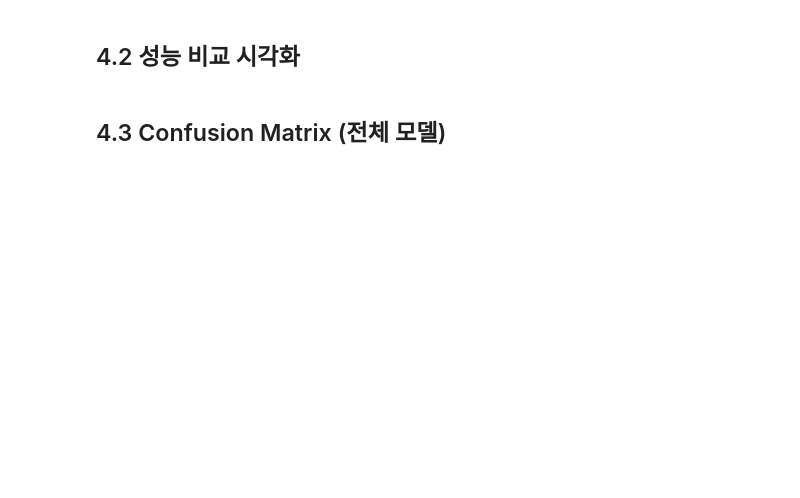
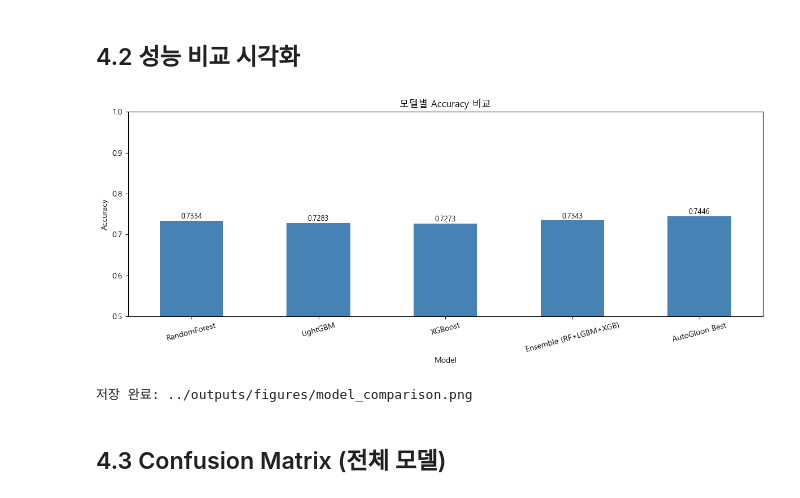
Before and after one commit to aialice-518/smoking-status-prediction, a Jupyter notebook: notebooks/04_Evaluation.ipynb, the cells around one changed output. Saved outputs shown, nothing was run; the diff lists cells and outputs as text; code cells hidden in the pictures; blank space fills up the shorter version.

```diff
--- a/notebooks/04_Evaluation.ipynb
+++ b/notebooks/04_Evaluation.ipynb
@@ -105,0 +89,5 @@ print(f"AutoGluon Best: Acc={np.mean(ag_metrics['accuracy']):.4f}, F1={np.mean(a
+# %%
+lb = predictor.leaderboard(train_data, silent=True)
+lb_sorted = lb.sort_values(by='score_val', ascending=False)
+ag_best_name = lb_sorted.iloc[0]['model']
+print(f'AutoGluon Best Model: {ag_best_name}')
@@ -106,9 +96,12 @@ print(f"AutoGluon Best: Acc={np.mean(ag_metrics['accuracy']):.4f}, F1={np.mean(a
 # %%
+# 기존 AutoGluon 항목 제거
+eval_results = [r for r in eval_results if r['Model'] != 'AutoGluon Best']
+
 # Soft Voting Ensemble (RF + LightGBM + XGBoost)
 ens_metrics = {'accuracy': [], 'precision': [], 'recall': [], 'f1': []}
 ens_fold_probas = []
 
-for i, val_idx in enumerate(fold_indices):
+for i in range(len(fold_true)):
     avg_proba = np.mean([fold_probas[n][i] for n in sklearn_models], axis=0)
     pred = (avg_proba >= 0.5).astype(int)
     ens_metrics['accuracy'].append(accuracy_score(fold_true[i], pred))
@@ -126,6 +119,18 @@ eval_results.append({
 })
 print(f"Ensemble: Acc={np.mean(ens_metrics['accuracy']):.4f}, F1={np.mean(ens_metrics['f1']):.4f}")
 
+# AutoGluon OOF score 추가
+ag_val_score = lb_sorted[lb_sorted['model'] == ag_best_name]['score_val'].values[0]
+eval_results.append({
+    'Model':     'AutoGluon Best',
+    'Accuracy':  ag_val_score,
+    'Precision': np.nan,
+    'Recall':    np.nan,
+    'F1-score':  np.nan,
+})
+print(f"AutoGluon Best: Acc={ag_val_score:.4f} (OOF score_val)")
+
 eval_df = pd.DataFrame(eval_results).set_index('Model')
+eval_df = eval_df[~eval_df.index.duplicated(keep='first')]
 print('\n── 전체 성능 비교 ──')
 print(eval_df.round(4))
@@ -133,15 +150,20 @@ print(eval_df.round(4))
 ## 4.2 성능 비교 시각화
 # %%
 fig, ax = plt.subplots(figsize=(12, 5))
-eval_df.plot(kind='bar', ax=ax, rot=15)
-ax.set_title('모델별 성능 비교')
-ax.set_ylabel('Score')
+eval_df['Accuracy'].plot(kind='bar', ax=ax, rot=15, color='steelblue')
+ax.set_title('모델별 Accuracy 비교')
+ax.set_ylabel('Accuracy')
 ax.set_ylim(0.5, 1.0)
-ax.legend(loc='lower right')
+for i, v in enumerate(eval_df['Accuracy']):
+    if not np.isnan(v):
+        ax.text(i, v + 0.005, f'{v:.4f}', ha='center', fontsize=9)
 fig.tight_layout()
 fig.savefig(f'{FIGURE_DIR}/model_comparison.png', dpi=150, bbox_inches='tight')
 plt.show()
 print(f'저장 완료: {FIGURE_DIR}/model_comparison.png')
+# %% [output]
+[figure, added]
+저장 완료: ../outputs/figures/model_comparison.png
 # %% [markdown]
 ## 4.3 Confusion Matrix (전체 모델)
 # %%
```
Also changed, not shown: parts of 9 cells of this notebook, 1 other file.
